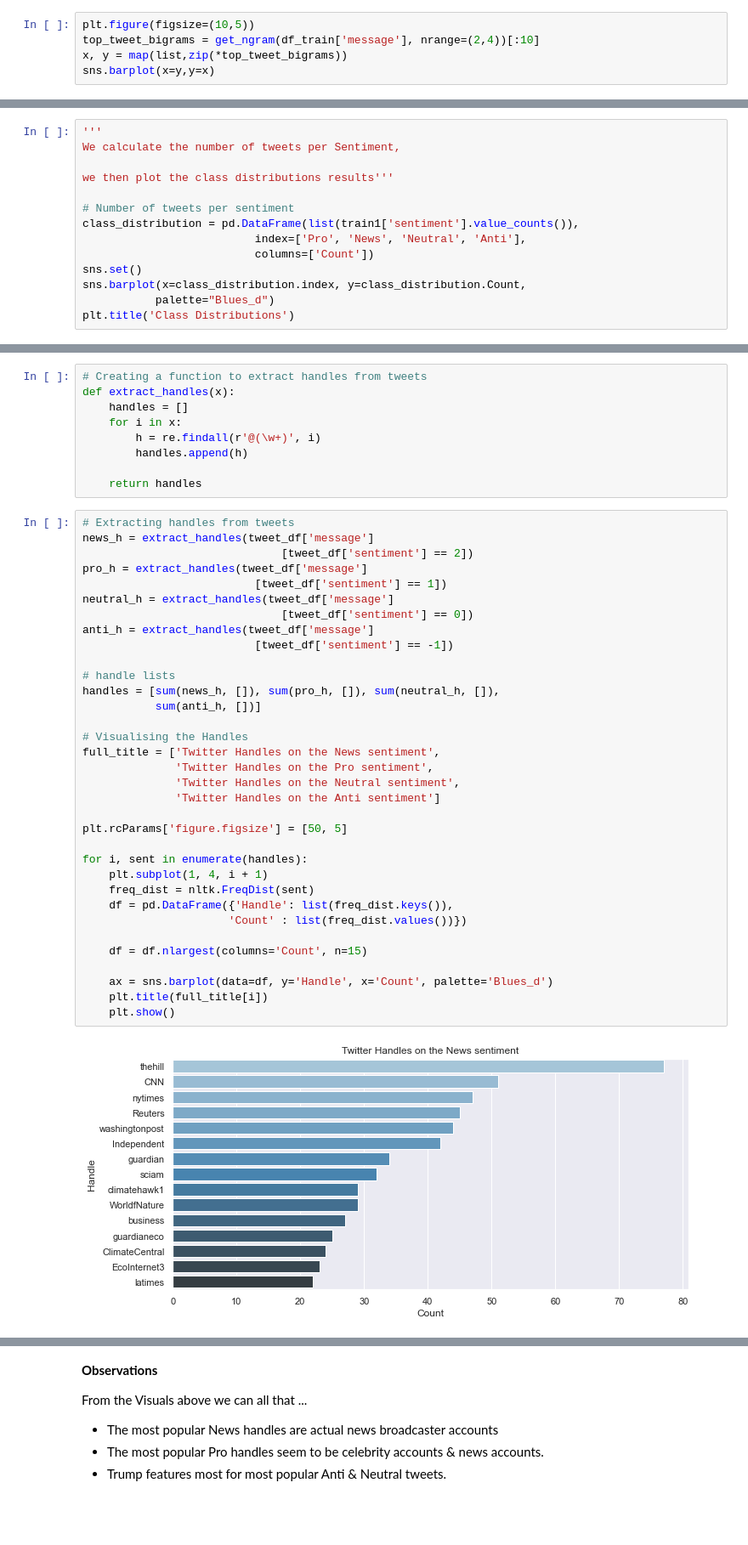
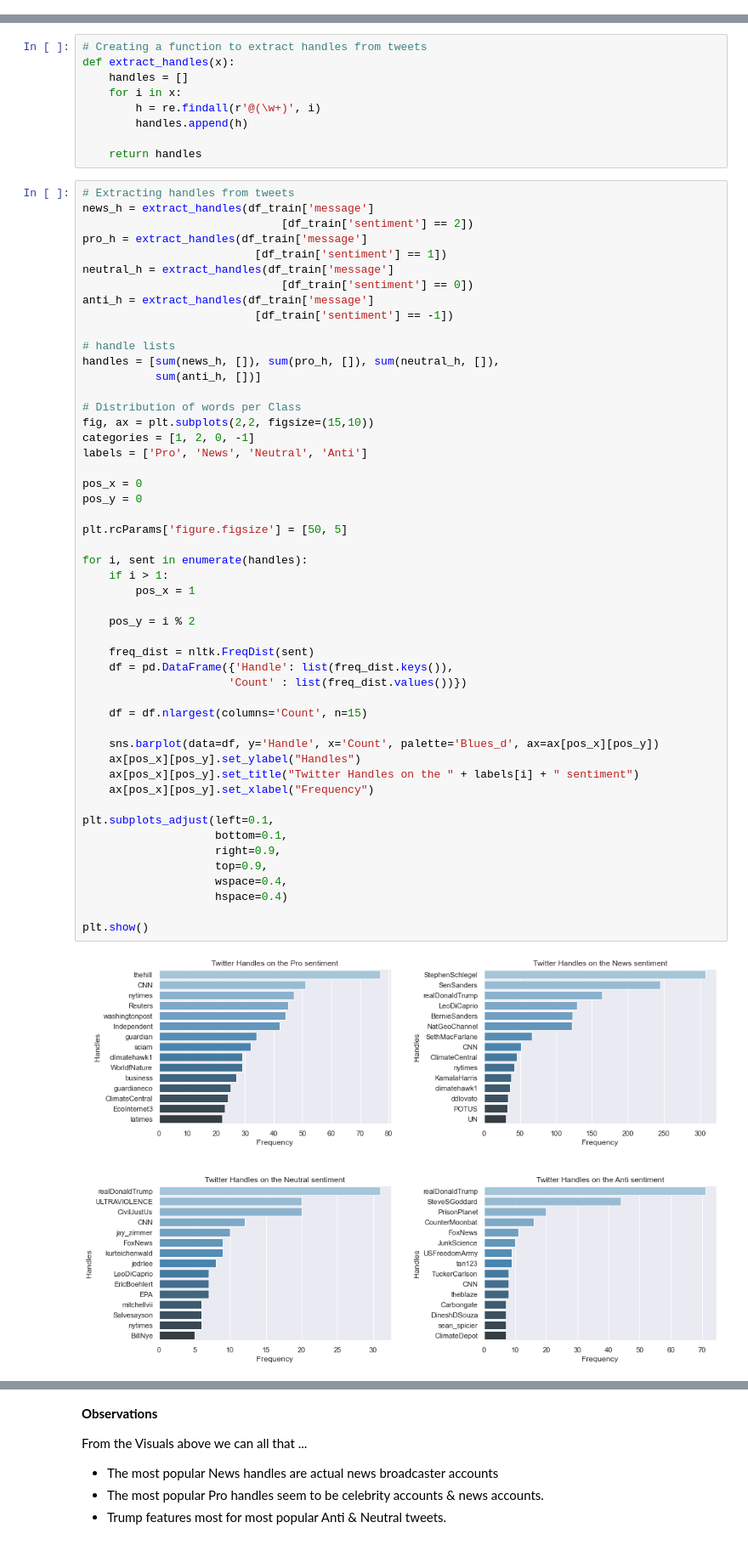
Before and after one commit to Abdul4code/Climate-change-analysis-Team_ZF2, a Jupyter notebook: ZF2_Classification.ipynb, the cells around one changed output, grey strips where cells are left out. Shown: that part at 85% size. Drawn from its saved outputs; the diff is of its cells as text; blank space fills up the shorter version.

```diff
--- a/ZF2_Classification.ipynb
+++ b/ZF2_Classification.ipynb
@@ -552,5 +389,0 @@ def get_ngram(message, nrange=(2, 3)):
-# %%
-plt.figure(figsize=(10,5))
-top_tweet_bigrams = get_ngram(df_train['message'], nrange=(2,4))[:10]
-x, y = map(list,zip(*top_tweet_bigrams))
-sns.barplot(x=y,y=x)
@@ -674,14 +389,0 @@ The following code will count the number of rows each sentiment has and the tota
-# %%
-'''
-We calculate the number of tweets per Sentiment,
-
-we then plot the class distributions results'''
-
-# Number of tweets per sentiment
-class_distribution = pd.DataFrame(list(train1['sentiment'].value_counts()),
-                          index=['Pro', 'News', 'Neutral', 'Anti'],
-                          columns=['Count'])
-sns.set()
-sns.barplot(x=class_distribution.index, y=class_distribution.Count,
-           palette="Blues_d")
-plt.title('Class Distributions')
@@ -929,37 +547,53 @@ def extract_handles(x):
     return handles
 # %%
 # Extracting handles from tweets
-news_h = extract_handles(tweet_df['message']
-                              [tweet_df['sentiment'] == 2])
-pro_h = extract_handles(tweet_df['message']
-                          [tweet_df['sentiment'] == 1])
-neutral_h = extract_handles(tweet_df['message']
-                              [tweet_df['sentiment'] == 0])
-anti_h = extract_handles(tweet_df['message']
-                          [tweet_df['sentiment'] == -1])
+news_h = extract_handles(df_train['message']
+                              [df_train['sentiment'] == 2])
+pro_h = extract_handles(df_train['message']
+                          [df_train['sentiment'] == 1])
+neutral_h = extract_handles(df_train['message']
+                              [df_train['sentiment'] == 0])
+anti_h = extract_handles(df_train['message']
+                          [df_train['sentiment'] == -1])
 
 # handle lists
 handles = [sum(news_h, []), sum(pro_h, []), sum(neutral_h, []),
            sum(anti_h, [])]
 
-# Visualising the Handles
-full_title = ['Twitter Handles on the News sentiment',
-              'Twitter Handles on the Pro sentiment',
-              'Twitter Handles on the Neutral sentiment',
-              'Twitter Handles on the Anti sentiment']
+# Distribution of words per Class
+fig, ax = plt.subplots(2,2, figsize=(15,10))
+categories = [1, 2, 0, -1]
+labels = ['Pro', 'News', 'Neutral', 'Anti']
+
+pos_x = 0
+pos_y = 0
 
 plt.rcParams['figure.figsize'] = [50, 5]
 
 for i, sent in enumerate(handles):
-    plt.subplot(1, 4, i + 1)
+    if i > 1:
+        pos_x = 1
+
+    pos_y = i % 2
+
     freq_dist = nltk.FreqDist(sent)
     df = pd.DataFrame({'Handle': list(freq_dist.keys()),
                       'Count' : list(freq_dist.values())})
 
     df = df.nlargest(columns='Count', n=15)
 
-    ax = sns.barplot(data=df, y='Handle', x='Count', palette='Blues_d')
-    plt.title(full_title[i])
-    plt.show()
+    sns.barplot(data=df, y='Handle', x='Count', palette='Blues_d', ax=ax[pos_x][pos_y])
+    ax[pos_x][pos_y].set_ylabel("Handles")
+    ax[pos_x][pos_y].set_title("Twitter Handles on the " + labels[i] + " sentiment")
+    ax[pos_x][pos_y].set_xlabel("Frequency")
+
+plt.subplots_adjust(left=0.1,
+                    bottom=0.1,
+                    right=0.9,
+                    top=0.9,
+                    wspace=0.4,
+                    hspace=0.4)
+
+plt.show()
 # %% [output]
-[figure, old version]
+[figure, new version]
```
Also changed, not shown: parts of 110 cells of this notebook.
